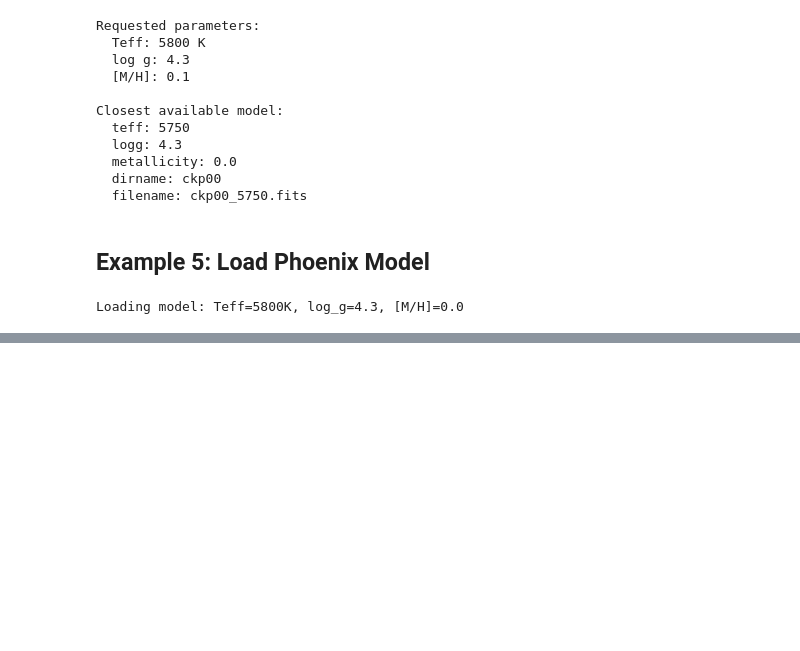
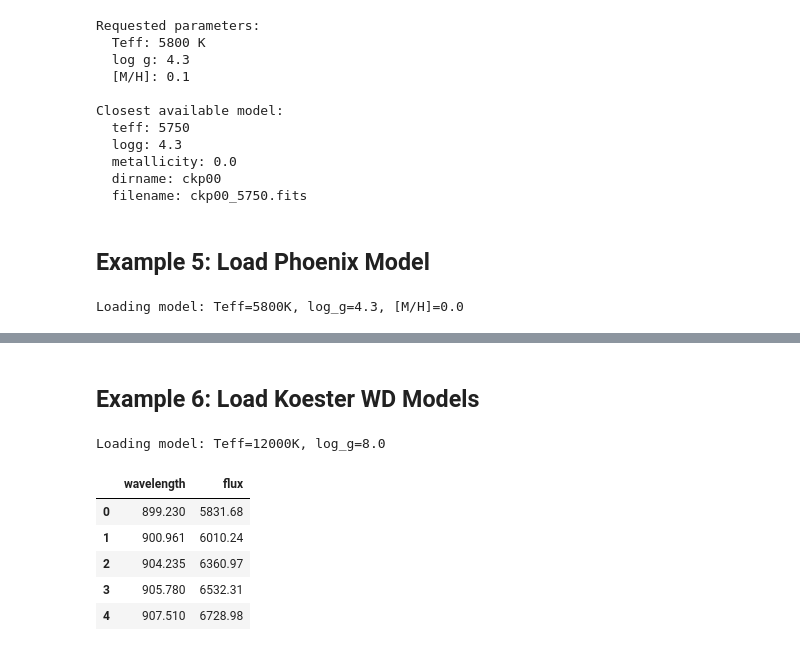
Before and after one commit to ritviksainarayan/starfuSED, a Jupyter notebook: example_usage.ipynb, the cells around one changed output, grey strips where cells are left out. Cells and saved outputs as stored; diff of their text form; code cells hidden in the pictures; blank space fills up the shorter version.

```diff
--- a/example_usage.ipynb
+++ b/example_usage.ipynb
@@ -186,0 +187,18 @@ plt.show()
+# %% [markdown]
+## Example 6: Load Koester WD Models
+# %%
+model = StellarModel(grid='koester')
+spectrum = model.load_model(
+    teff=12000,     # Effective temperature (K)
+    logg=8.0,       # Surface gravity
+    metallicity=None
+)
+spectrum.head()
+# %% [output]
+Loading model: Teff=12000K, log_g=8.0
+|  | wavelength | flux |
+| 0 | 899.230 | 5831.68 |
+| 1 | 900.961 | 6010.24 |
+| 2 | 904.235 | 6360.97 |
+| 3 | 905.780 | 6532.31 |
+| 4 | 907.510 | 6728.98 |
```
Also changed, not shown: parts of 2 cells of this notebook.
